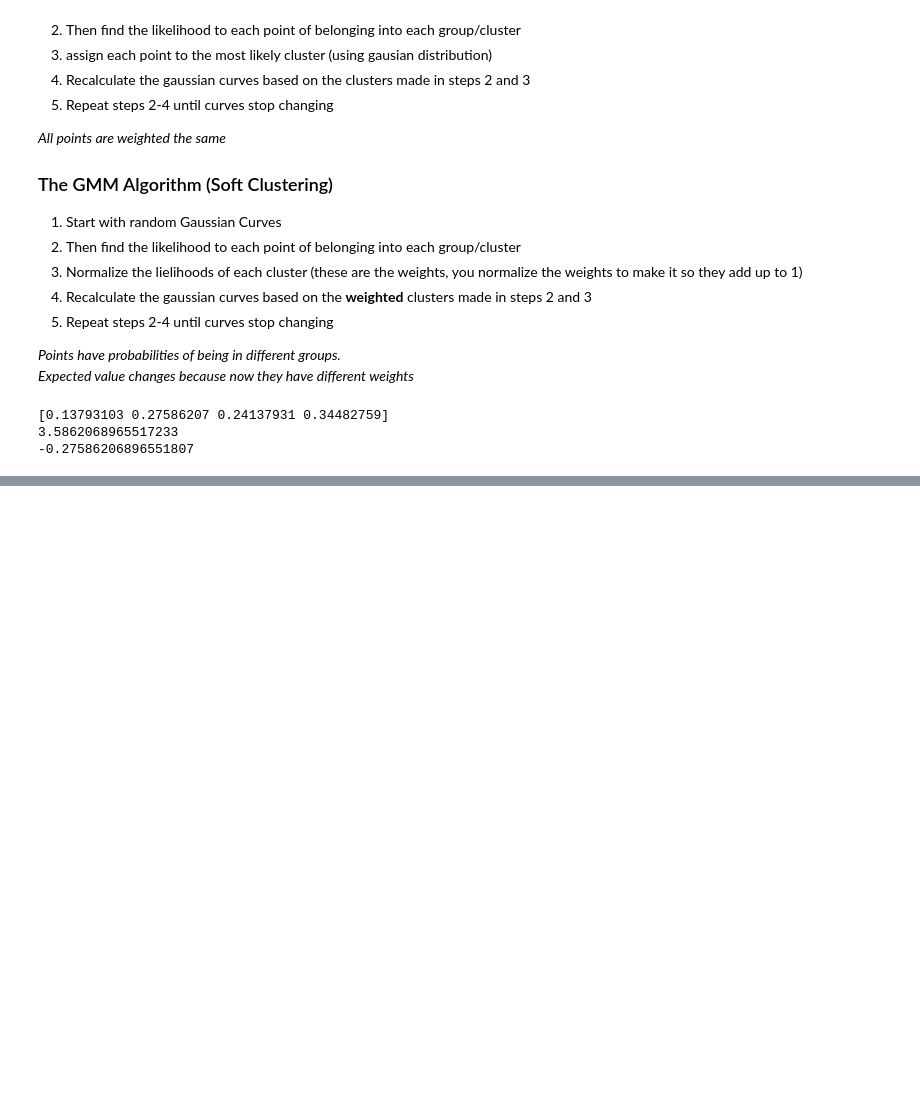
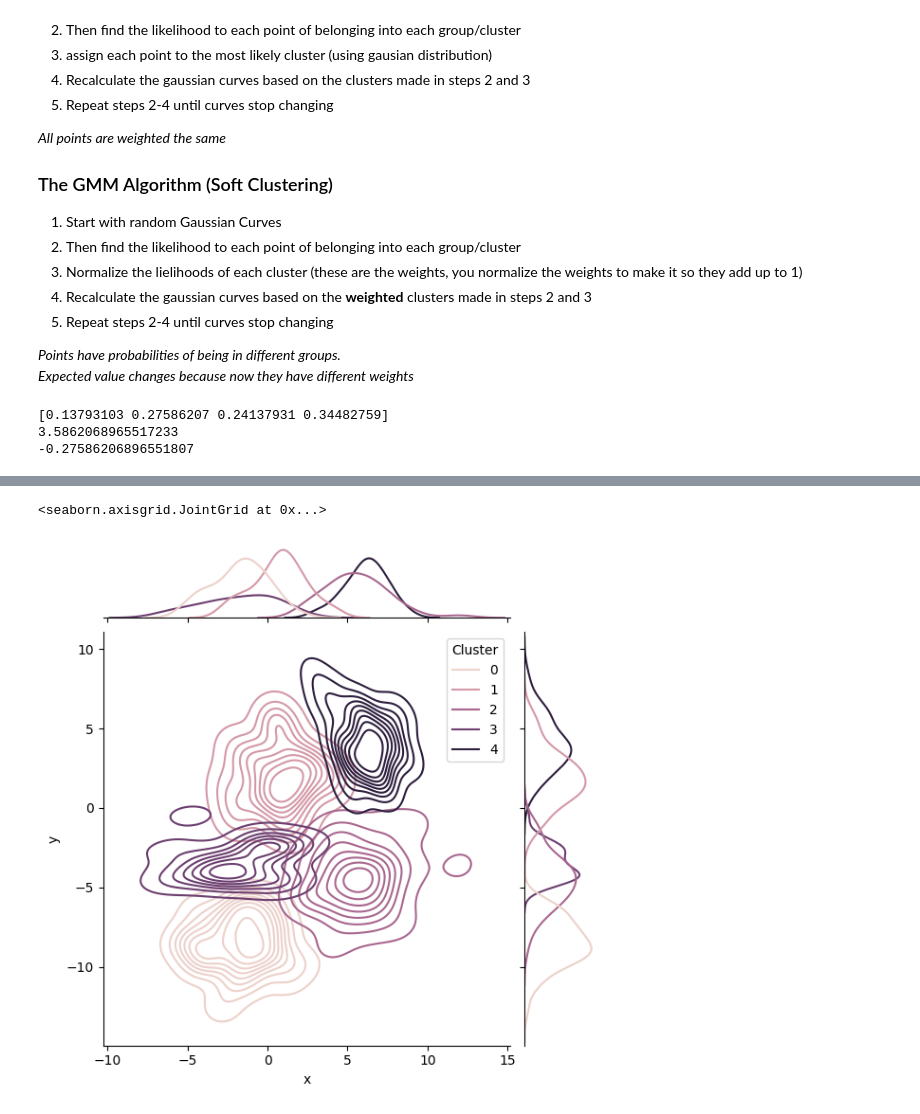
Before and after one commit to dustyshaw/machine-learning, a Jupyter notebook: notes/day17_GMMS.ipynb, the cells around one changed output, grey strips where cells are left out. Drawn from its saved outputs; the diff is of its cells as text; code cells hidden in the pictures; blank space fills up the shorter version.

```diff
--- a/notes/day17_GMMS.ipynb
+++ b/notes/day17_GMMS.ipynb
@@ -138,0 +183,5 @@ print((y*w).sum() / w.sum()) # expected values x
+# %%
+sns.jointplot(data=dataset, x="x", y='y', hue='Cluster', kind='kde')
+# %% [output]
+<seaborn.axisgrid.JointGrid at 0x...>
+[figure, added]
```
Also changed, not shown: parts of 3 cells of this notebook, 1 other file.
